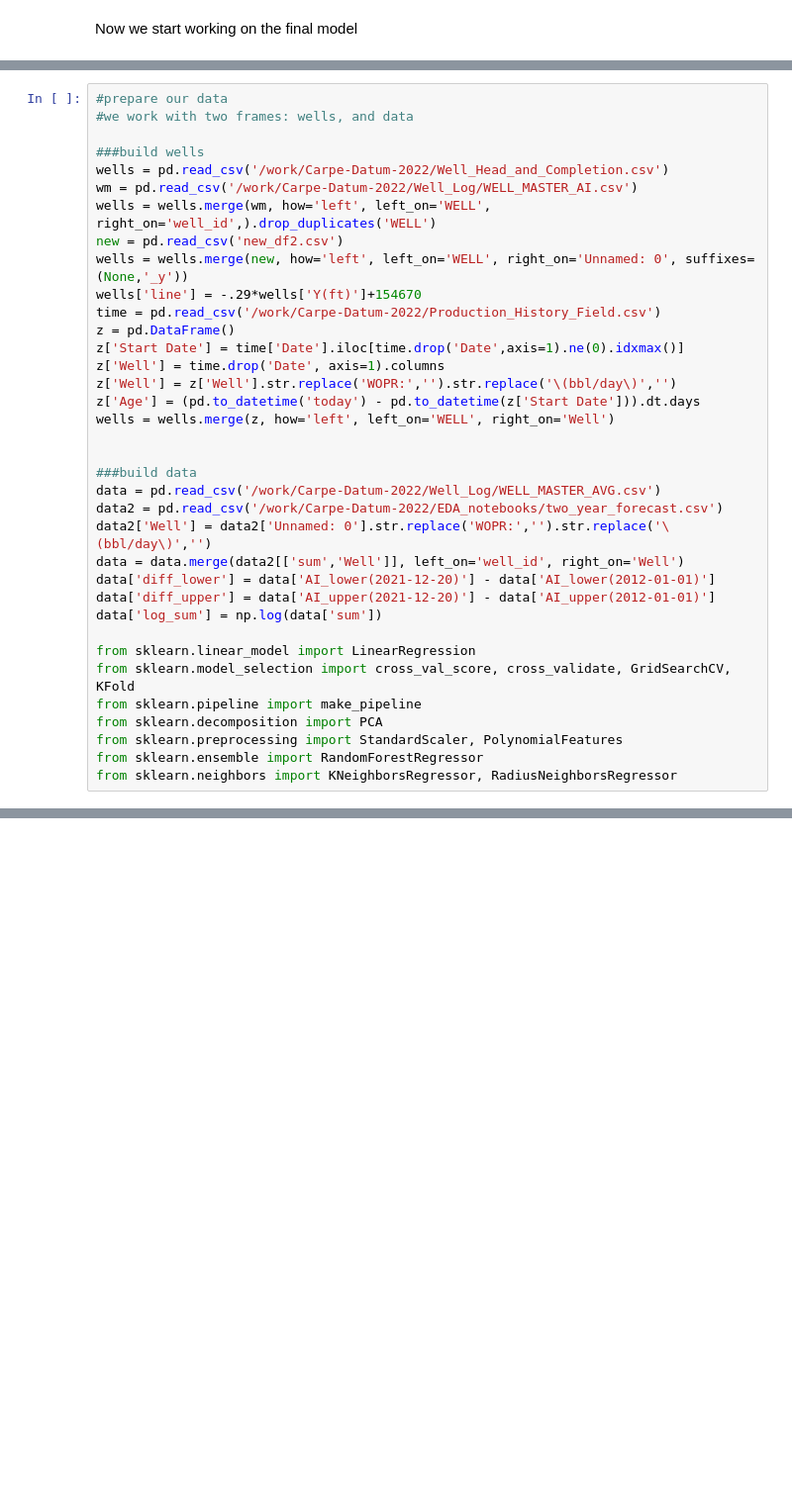
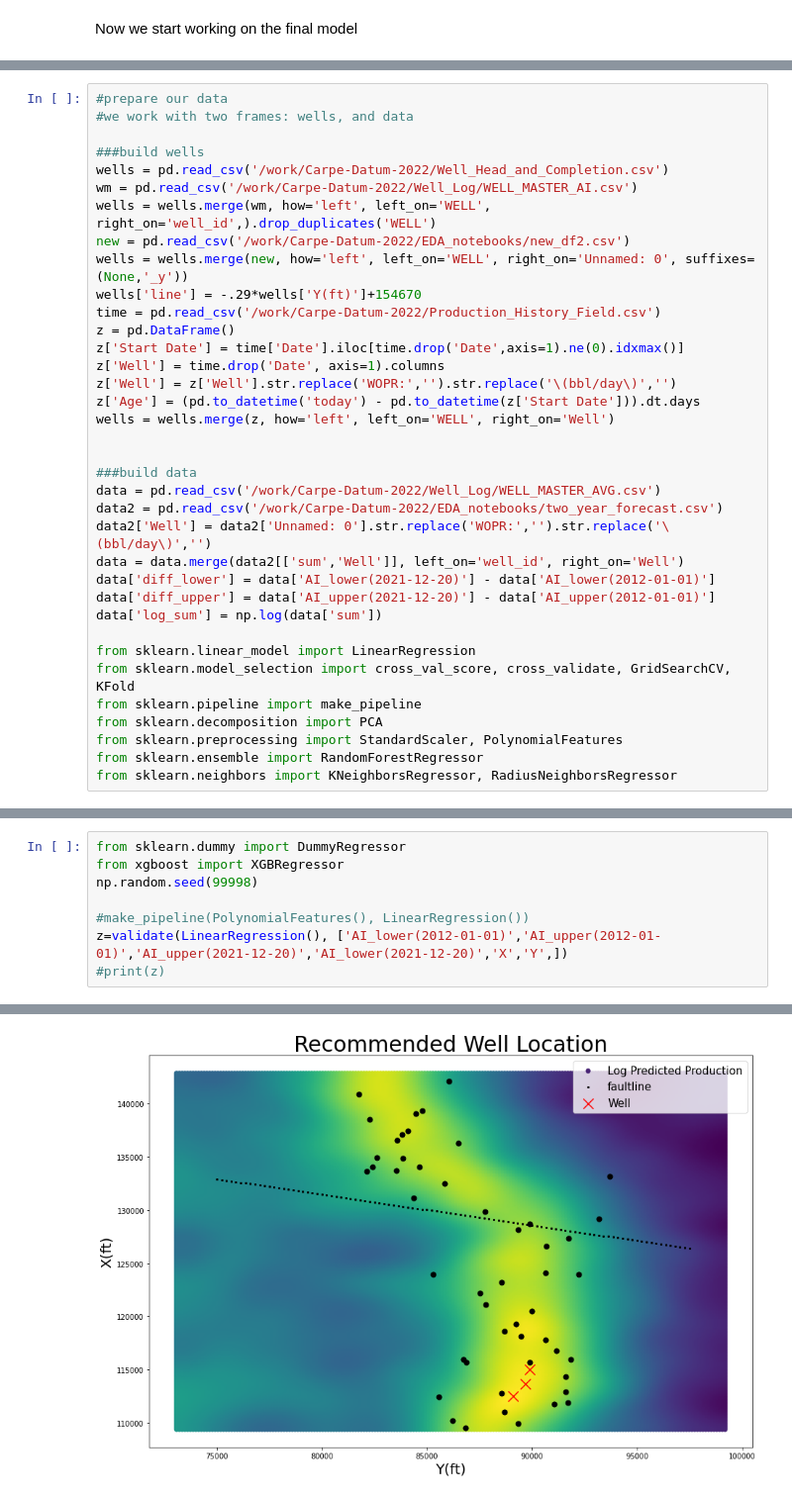
Before and after one commit to PGEHackathon/Carpe-Datum-2022, a Jupyter notebook: scoring/workflow/Hackathon_ProjectTemplate.ipynb, the cells around one changed output, grey strips where cells are left out. Shown at 99% size. Cells and saved outputs as stored; diff of their text form; blank space fills up the shorter version.

```diff
--- a/scoring/workflow/Hackathon_ProjectTemplate.ipynb
+++ b/scoring/workflow/Hackathon_ProjectTemplate.ipynb
@@ -454,7 +441,7 @@ import plotly.graph_objects as go
 wells = pd.read_csv('/work/Carpe-Datum-2022/Well_Head_and_Completion.csv')
 wm = pd.read_csv('/work/Carpe-Datum-2022/Well_Log/WELL_MASTER_AI.csv')
 wells = wells.merge(wm, how='left', left_on='WELL', right_on='well_id',).drop_duplicates('WELL')
-new = pd.read_csv('new_df2.csv')
+new = pd.read_csv('/work/Carpe-Datum-2022/EDA_notebooks/new_df2.csv')
 wells = wells.merge(new, how='left', left_on='WELL', right_on='Unnamed: 0', suffixes=(None,'_y'))
 wells['line'] = -.29*wells['Y(ft)']+154670
 time = pd.read_csv('/work/Carpe-Datum-2022/Production_History_Field.csv')
@@ -593,3 +593,12 @@ def validate(model, features):
     plt.show()
 
     return tot_mae / data['Well'].shape[0], ai
+# %%
+from sklearn.dummy import DummyRegressor
+from xgboost import XGBRegressor
+np.random.seed(99998)
+
+#make_pipeline(PolynomialFeatures(), LinearRegression())
+z=validate(LinearRegression(), ['AI_lower(2012-01-01)','AI_upper(2012-01-01)','AI_upper(2021-12-20)','AI_lower(2021-12-20)','X','Y',])
+#print(z)
+# %% [output]
@@ -595,0 +622 @@ def validate(model, features):
+[figure, added]
```
Also changed, not shown: parts of 18 cells of this notebook, 3 other files.
